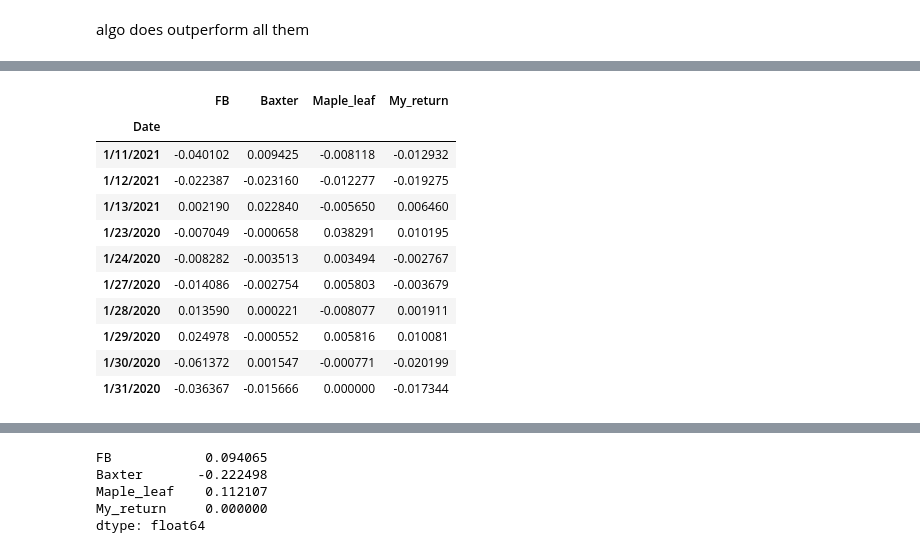
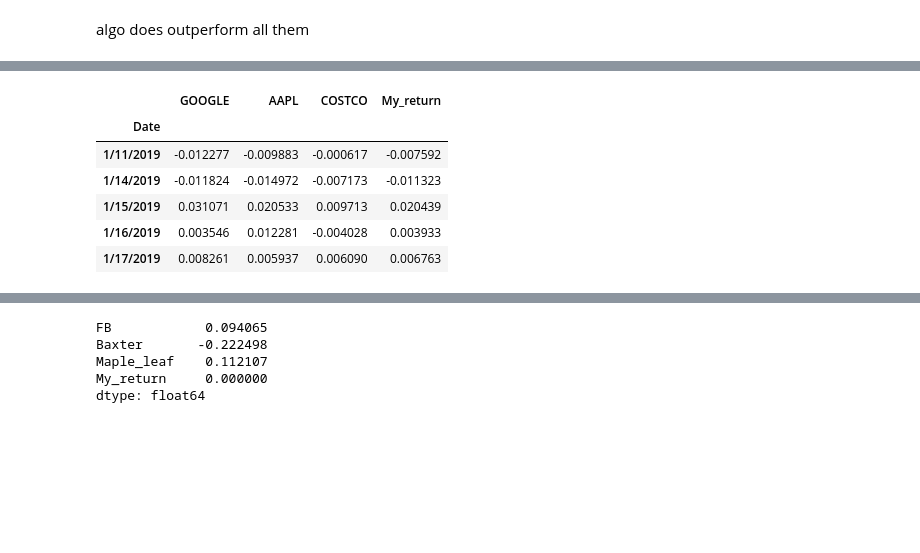
Before and after one commit to daveyugwa/pandas, a Jupyter notebook: pandas assignment.ipynb, the cells around one changed output, grey strips where cells are left out. Cells and saved outputs as stored; diff of their text form; code cells hidden in the pictures; blank space fills up the shorter version.

```diff
--- a/pandas assignment.ipynb
+++ b/pandas assignment.ipynb
@@ -595,5 +516,3 @@ combined_custom_df=pd.DataFrame(combined_custom_df)
-# %%
-combined_custom_df=combined_custom_df.dropna()
 # %%
 combined_custom_df.head(5)
 # %% [output]
@@ -607,6 +526,7 @@ combined_custom_df.head(5)
 # %%
 #calculating daily return for all the portfolios
-# before combining the df's we already calculated the returns
+
+Custom_return=combined_custom_df.pct_change()
 # %%
 #dropping some na's
-Custom_return=combined_custom_df.dropna()
+Custom_return=Custom_return.dropna()
@@ -640,8 +561,6 @@ dtype: float64
 comb_cust_weight=pd.concat([Custom_return,custom_weighted_returns], axis='columns',join='inner')
 # %%
 comb_cust_weight.sort_index(inplace=True)
-# %%
-comb_cust_weight=pd.DataFrame(comb_cust_weight)
 # %%
 comb_cust_weight=comb_cust_weight.rename(columns={0:"My_return"})
 # %%
@@ -671,19 +590,14 @@ comb_cust_weight.head(10)
 # %%
 comb_cust_weight=comb_cust_weight.dropna()
-comb_cust_weight.head(10)
+comb_cust_weight.head(5)
 # %% [output]
-|  | FB | Baxter | Maple_leaf | My_return |
+|  | GOOGLE | AAPL | COSTCO | My_return |
 | Date |  |  |  |  |
-| 1/11/2021 | -0.040102 | 0.009425 | -0.008118 | -0.012932 |
-| 1/12/2021 | -0.022387 | -0.023160 | -0.012277 | -0.019275 |
-| 1/13/2021 | 0.002190 | 0.022840 | -0.005650 | 0.006460 |
-| 1/23/2020 | -0.007049 | -0.000658 | 0.038291 | 0.010195 |
-| 1/24/2020 | -0.008282 | -0.003513 | 0.003494 | -0.002767 |
-| 1/27/2020 | -0.014086 | -0.002754 | 0.005803 | -0.003679 |
-| 1/28/2020 | 0.013590 | 0.000221 | -0.008077 | 0.001911 |
-| 1/29/2020 | 0.024978 | -0.000552 | 0.005816 | 0.010081 |
-| 1/30/2020 | -0.061372 | 0.001547 | -0.000771 | -0.020199 |
-| 1/31/2020 | -0.036367 | -0.015666 | 0.000000 | -0.017344 |
+| 1/11/2019 | -0.012277 | -0.009883 | -0.000617 | -0.007592 |
+| 1/14/2019 | -0.011824 | -0.014972 | -0.007173 | -0.011323 |
+| 1/15/2019 | 0.031071 | 0.020533 | 0.009713 | 0.020439 |
+| 1/16/2019 | 0.003546 | 0.012281 | -0.004028 | 0.003933 |
+| 1/17/2019 | 0.008261 | 0.005937 | 0.006090 | 0.006763 |
 # %%
 #calculating for risk analysis
 #calctulatin the annualised std
```
Also changed, not shown: parts of 83 cells of this notebook.
